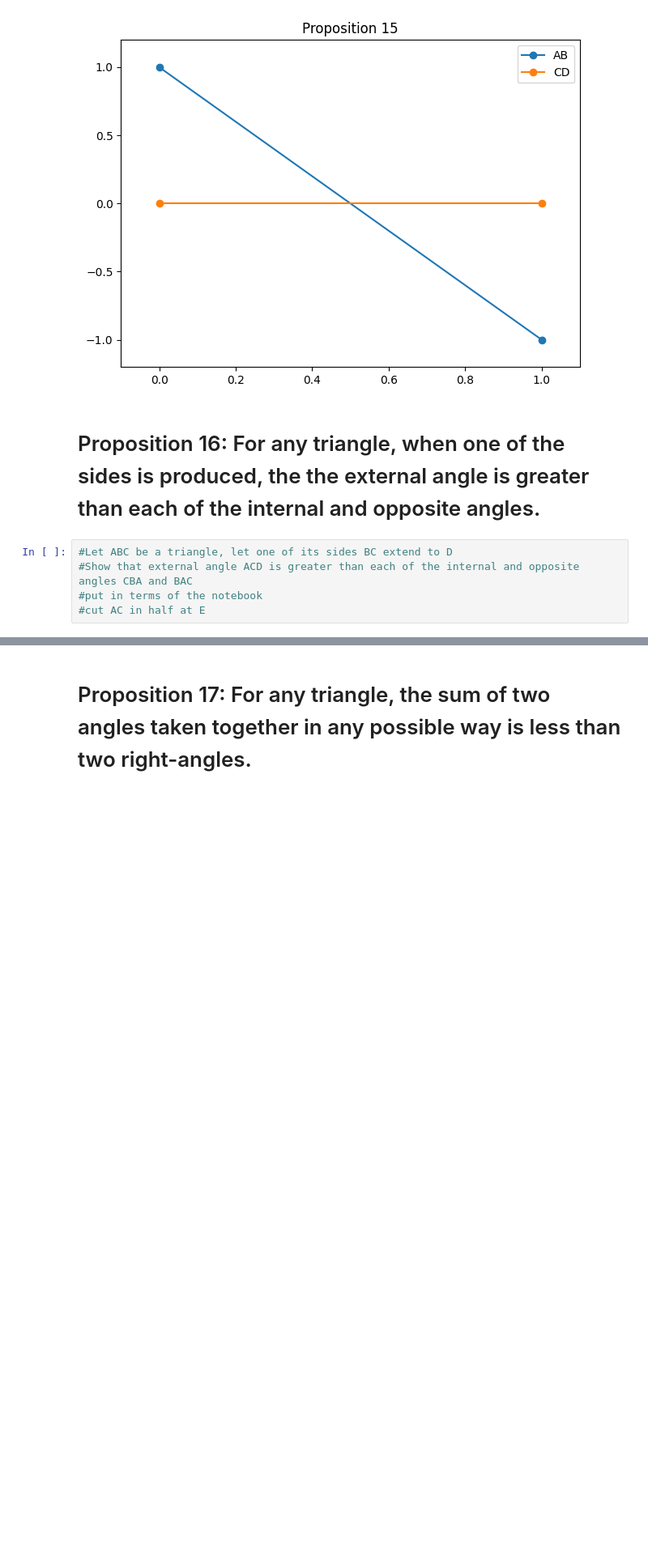
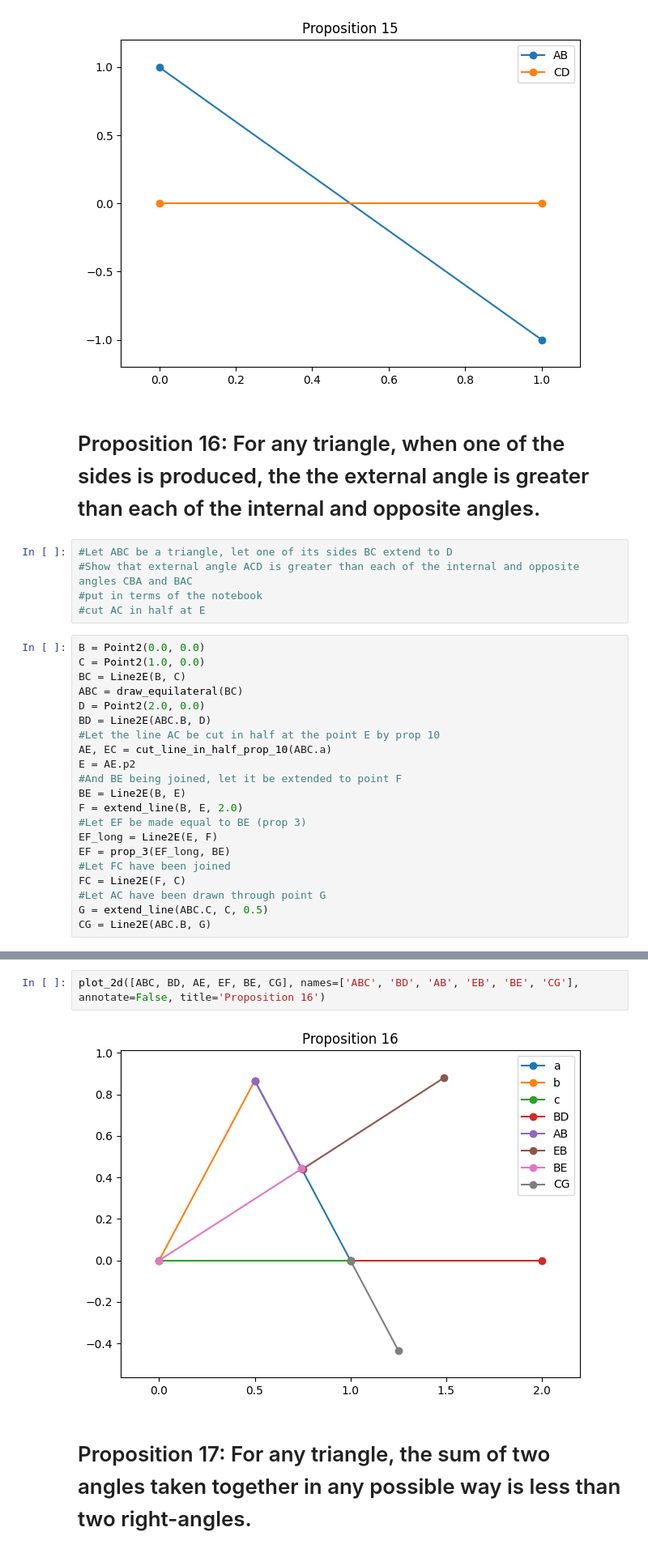
Before and after one commit to jon-bown/euclid, a Jupyter notebook: euclid_s_elements_book_1_prop_1_20.ipynb, the cells around one changed output, grey strips where cells are left out. Shown: that part at 81% size. Cells and saved outputs as stored; diff of their text form; blank space fills up the shorter version.

Commit message:
Mostly through prop 16

```diff
--- a/euclid_s_elements_book_1_prop_1_20.ipynb
+++ b/euclid_s_elements_book_1_prop_1_20.ipynb
@@ -1157,3 +1157,24 @@ plot_2d([AB, CD], names=['AB', 'CD'], annotate=False, title='Proposition 15')
 #Show that external angle ACD is greater than each of the internal and opposite angles CBA and BAC
 #put in terms of the notebook
 #cut AC in half at E
+# %%
+B = Point2(0.0, 0.0)
+C = Point2(1.0, 0.0)
+BC = Line2E(B, C)
+ABC = draw_equilateral(BC)
+D = Point2(2.0, 0.0)
+BD = Line2E(ABC.B, D)
+#Let the line AC be cut in half at the point E by prop 10
+AE, EC = cut_line_in_half_prop_10(ABC.a)
+E = AE.p2
+#And BE being joined, let it be extended to point F
+BE = Line2E(B, E)
+F = extend_line(B, E, 2.0)
+#Let EF be made equal to BE (prop 3)
+EF_long = Line2E(E, F)
+EF = prop_3(EF_long, BE)
+#Let FC have been joined
+FC = Line2E(F, C)
+#Let AC have been drawn through point G
+G = extend_line(ABC.C, C, 0.5)
+CG = Line2E(ABC.B, G)
@@ -1160,3 +1198,7 @@ plot_2d([AB, CD], names=['AB', 'CD'], annotate=False, title='Proposition 15')
+# %%
+plot_2d([ABC, BD, AE, EF, BE, CG], names=['ABC', 'BD', 'AB', 'EB', 'BE', 'CG'], annotate=False, title='Proposition 16')
+# %% [output]
+[figure, added]
 # %% [markdown]
 # Proposition 17: For any triangle, the sum of two angles taken together in any possible way is less than two right-angles.
 # %%
```
Also changed, not shown: parts of 3 cells of this notebook.
